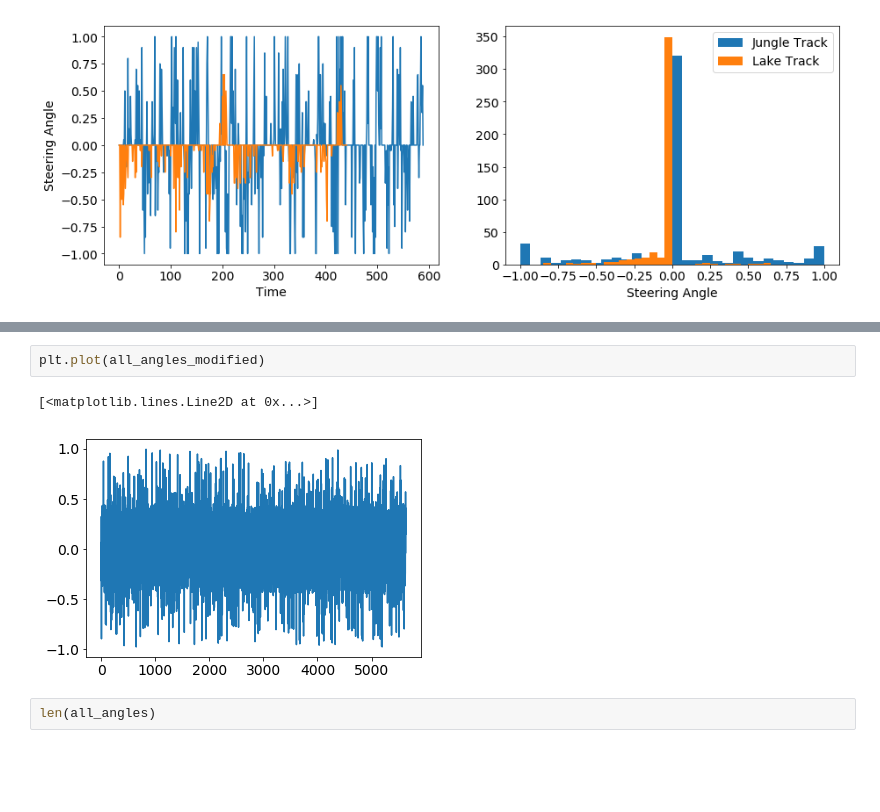
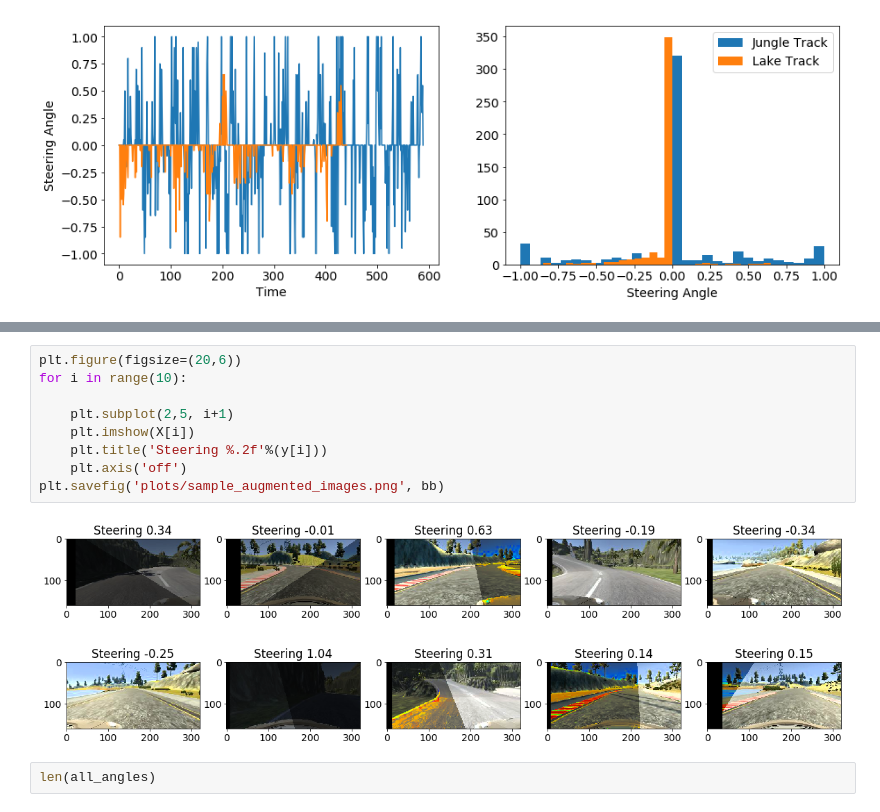
Before and after one commit to lfiaschi/udacity-behavioural-cloning-project, a Jupyter notebook: Exploratory.ipynb, the cells around one changed output, grey strips where cells are left out. Saved outputs shown, nothing was run; the diff lists cells and outputs as text; blank space fills up the shorter version.

```diff
--- a/Exploratory.ipynb
+++ b/Exploratory.ipynb
@@ -93,8 +93,14 @@ plt.savefig('plots/angles_distribution_modified.png')
-# %%
-plt.plot(all_angles_modified)
-# %% [output]
-[<matplotlib.lines.Line2D at 0x...>]
-[figure, removed]
+# %%
+plt.figure(figsize=(20,6))
+for i in range(10):
+
+    plt.subplot(2,5, i+1)
+    plt.imshow(X[i])
+    plt.title('Steering %.2f'%(y[i]))
+    plt.axis('off')
+plt.savefig('plots/sample_augmented_images.png', bb)
+# %% [output]
+[figure, added]
 # %%
 len(all_angles)
 # %% [output]
```
Also changed, not shown: parts of 3 cells of this notebook, 7 other files.
